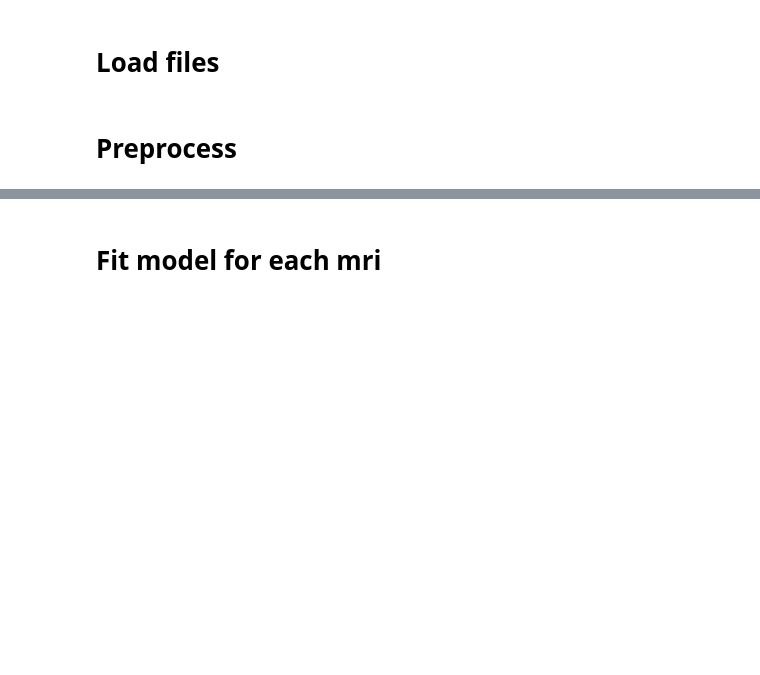
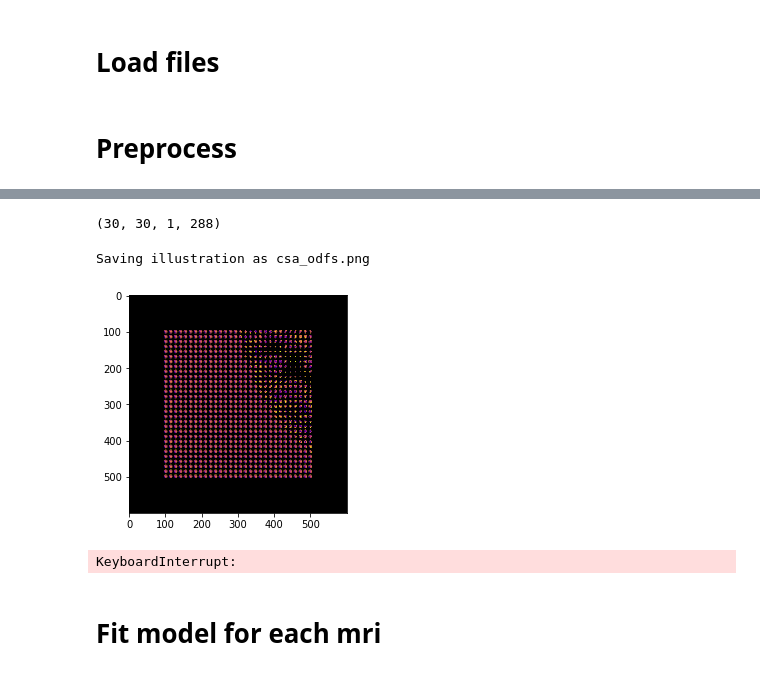
Before and after one commit to lytai1/Matthew_Thesis, a Jupyter notebook: Code/DTI_2_COMP/Free Water Diffusion Tensor Model run through.ipynb, the cells around one changed output, grey strips where cells are left out. Cells and saved outputs as stored; diff of their text form; code cells hidden in the pictures; blank space fills up the shorter version.

```diff
--- a/Code/DTI_2_COMP/Free Water Diffusion Tensor Model run through.ipynb
+++ b/Code/DTI_2_COMP/Free Water Diffusion Tensor Model run through.ipynb
@@ -26,0 +70,5 @@ for patient in patients:
+# %%
+data = patients[0].mri.data
+print(data[13:43, 44:74, 28:29].shape)
+# %% [output]
+(30, 30, 1, 288)
@@ -26,0 +89,18 @@ for patient in patients:
+# %%
+csaodfs = np.clip(csaodfs, 0, np.max(csaodfs, -1)[..., None])
+csa_odfs_actor = actor.odf_slicer(csaodfs, sphere=default_sphere,
+                                  colormap='plasma', scale=0.4)
+csa_odfs_actor.display(z=0)
+
+ren.add(csa_odfs_actor)
+print('Saving illustration as csa_odfs.png')
+window.record(ren, n_frames=1, out_path='csa_odfs.png', size=(600, 600))
+window.show(ren)
+# %% [output]
+Saving illustration as csa_odfs.png
+# %%
+im = np.array(Image.open('csa_odfs.png'))
+plt.imshow(im, interpolation='nearest')
+plt.show()
+# %% [output]
+[figure, added]
@@ -26,0 +113,9 @@ for patient in patients:
+# %%
+from dipy.core.subdivide_octahedron import create_unit_sphere
+from dipy.direction.peaks import peak_directions
+
+sphere = create_unit_sphere(5)
+odf2 = ds_fitted.odf(sphere)
+directions, _, _ = peak_directions(odf2, sphere)
+# %% [output]
+KeyboardInterrupt:
```
Also changed, not shown: parts of 9 cells of this notebook, 3 other files.
